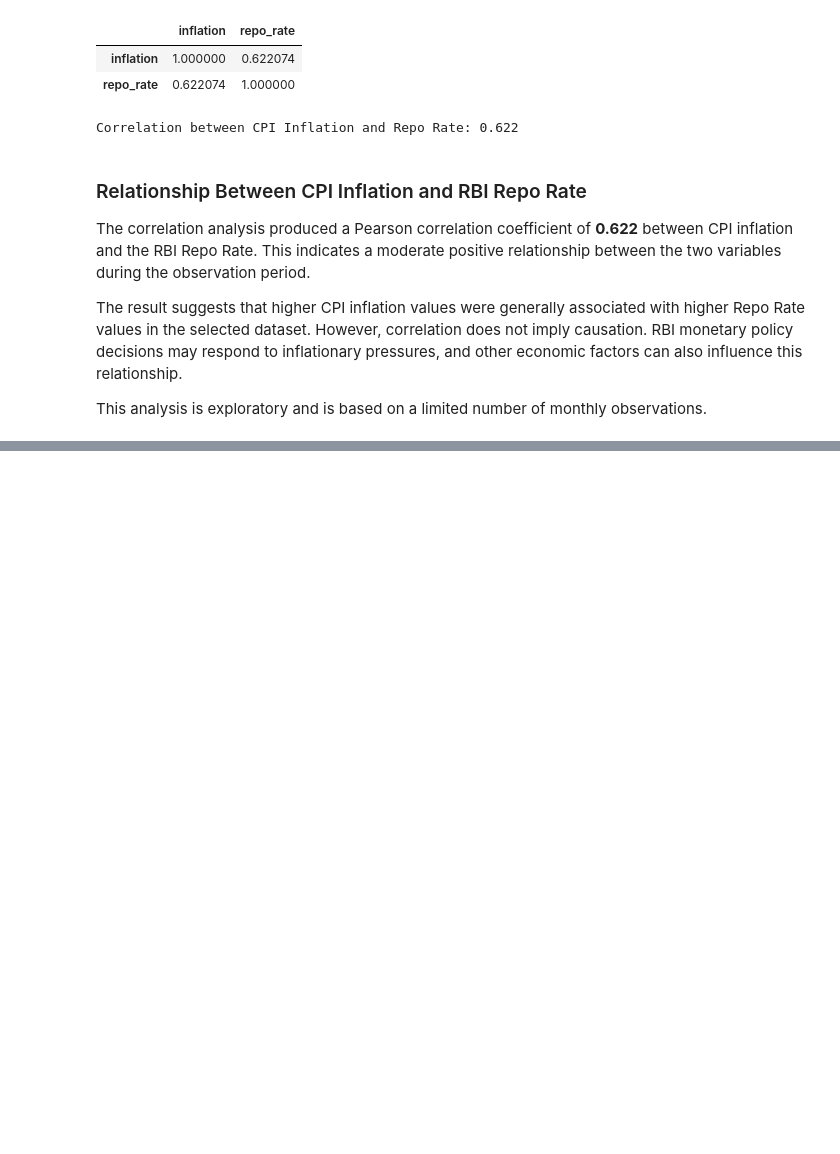
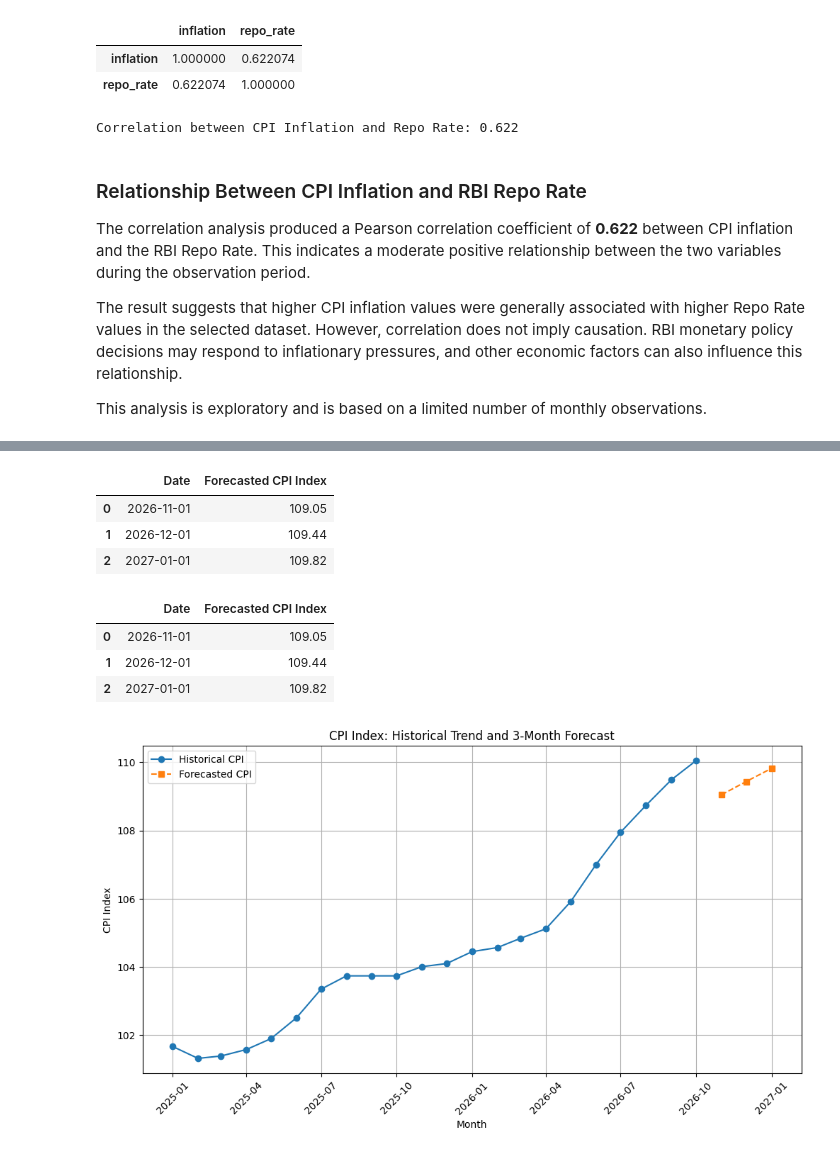
Before and after one commit to alwinbshaji/indian-economic-data-analysis-inflation-forecasting, a Jupyter notebook: Data_collection.ipynb, the cells around one changed output, grey strips where cells are left out. Cells and saved outputs as stored; diff of their text form; code cells hidden in the pictures; blank space fills up the shorter version.

```diff
--- a/Data_collection.ipynb
+++ b/Data_collection.ipynb
@@ -1875,0 +2016,80 @@ This analysis is exploratory and is based on a limited number of monthly observa
+# %%
+# Create the next 3 time periods
+future_time = np.array([22, 23, 24]).reshape(-1, 1)
+
+# Predict future CPI index
+future_predictions = final_model.predict(future_time)
+
+# Create future dates
+future_dates = pd.date_range(
+    start='2026-11-01',
+    periods=3,
+    freq='MS'
+)
+
+# Create forecast table
+forecast_result = pd.DataFrame({
+    'Date': future_dates,
+    'Forecasted CPI Index': future_predictions.round(2)
+})
+
+display(forecast_result)
+# %% [output]
+|  | Date | Forecasted CPI Index |
+| 0 | 2026-11-01 | 109.05 |
+| 1 | 2026-12-01 | 109.44 |
+| 2 | 2027-01-01 | 109.82 |
+# %%
+# Create the next 3 time periods
+future_time = np.array([22, 23, 24]).reshape(-1, 1)
+
+# Predict future CPI index
+future_predictions = final_model.predict(future_time)
+
+# Create future dates
+future_dates = pd.date_range(
+    start='2026-11-01',
+    periods=3,
+    freq='MS'
+)
+
+# Create forecast table
+forecast_result = pd.DataFrame({
+    'Date': future_dates,
+    'Forecasted CPI Index': future_predictions.round(2)
+})
+
+display(forecast_result)
+# %% [output]
+|  | Date | Forecasted CPI Index |
+| 0 | 2026-11-01 | 109.05 |
+| 1 | 2026-12-01 | 109.44 |
+| 2 | 2027-01-01 | 109.82 |
+# %%
+plt.figure(figsize=(12, 6))
+
+plt.plot(
+    forecast_data['date'],
+    forecast_data['index'],
+    marker='o',
+    label='Historical CPI'
+)
+
+plt.plot(
+    future_dates,
+    future_predictions,
+    marker='s',
+    linestyle='--',
+    label='Forecasted CPI'
+)
+
+plt.title('CPI Index: Historical Trend and 3-Month Forecast')
+plt.xlabel('Month')
+plt.ylabel('CPI Index')
+plt.legend()
+plt.grid(True)
+plt.xticks(rotation=45)
+
+plt.show()
+# %% [output]
+[figure, added]
```
Also changed, not shown: parts of 12 cells of this notebook.
